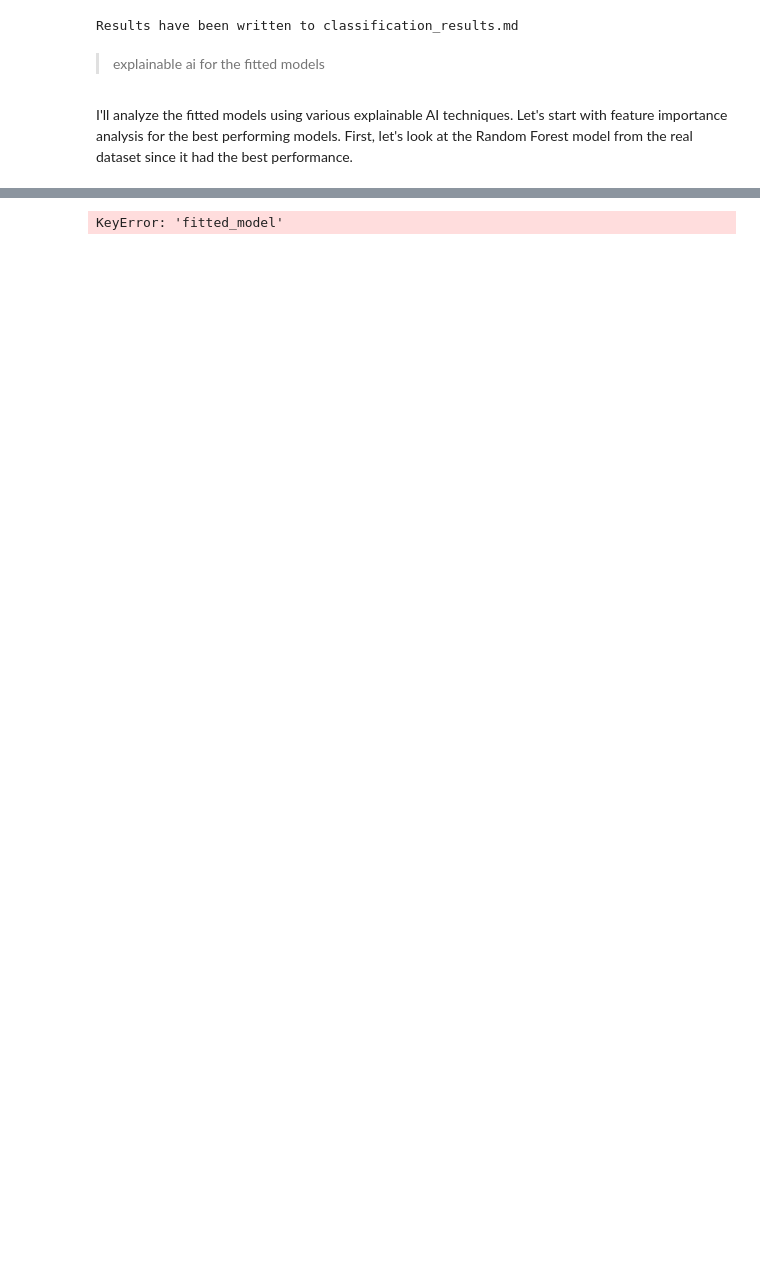
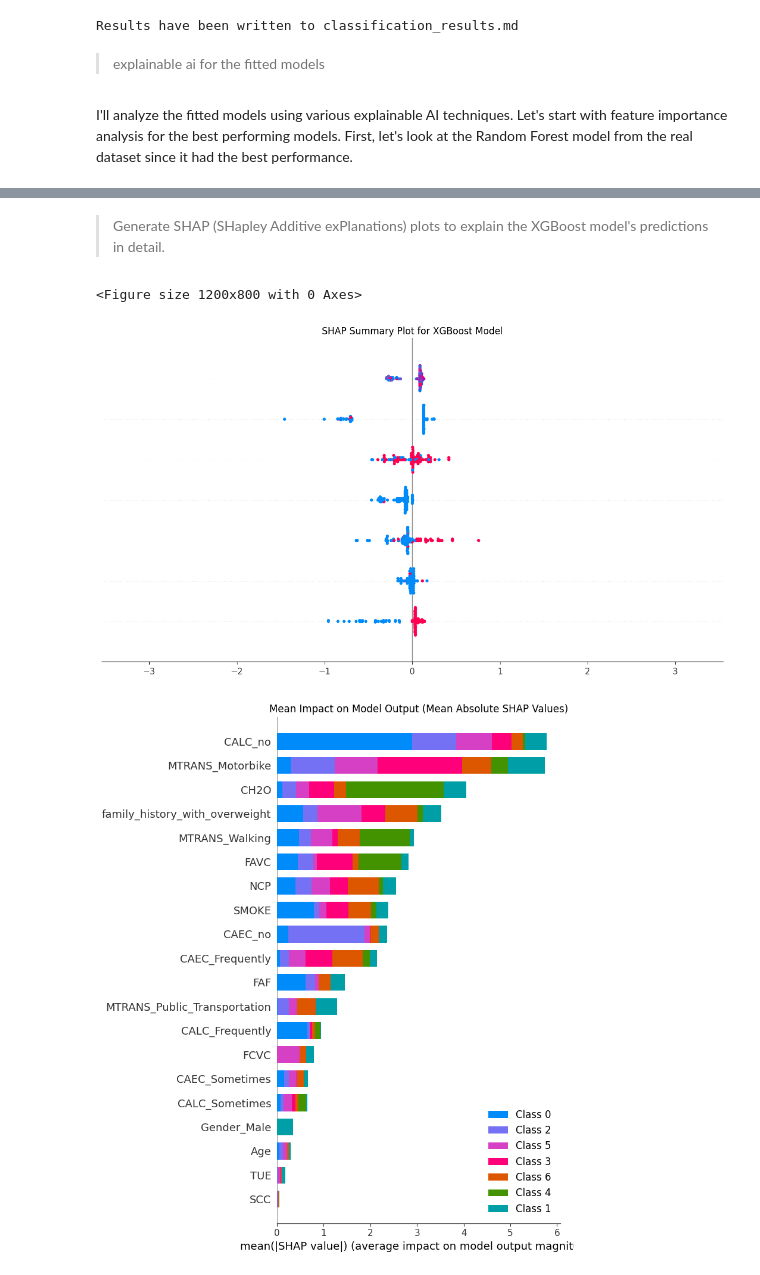
Before and after one commit to EmreYY20/data-mining-project, a Jupyter notebook: deepnote/Multi_Class_Obesity_Risk_Prediction/01 Classifier Eval.ipynb, the cells around one changed output, grey strips where cells are left out. Saved outputs shown, nothing was run; the diff lists cells and outputs as text; code cells hidden in the pictures; blank space fills up the shorter version.

```diff
--- a/deepnote/Multi_Class_Obesity_Risk_Prediction/01 Classifier Eval.ipynb
+++ b/deepnote/Multi_Class_Obesity_Risk_Prediction/01 Classifier Eval.ipynb
@@ -322,42 +329,31 @@ ModuleNotFoundError: No module named 'shap'
-# %%
-import shap
-import pandas as pd
-import matplotlib.pyplot as plt
-
-# Get the best model (Random Forest) from real dataset
-rf_model = RESULTS['real']['RandomForest']['fitted_model']
-feature_names = real_train_X.columns
-
-# 1. Feature importance plot
-plt.figure(figsize=(12, 6))
-importances = pd.DataFrame({
-    'feature': feature_names,
-    'importance': rf_model.feature_importances_
-})
-importances = importances.sort_values('importance', ascending=False)
-
-plt.bar(range(len(importances)), importances['importance'])
-plt.xticks(range(len(importances)), importances['feature'], rotation=45, ha='right')
-plt.xlabel('Features')
-plt.ylabel('Importance')
-plt.title('Random Forest Feature Importance (Real Dataset)')
-plt.tight_layout()
-plt.show()
-
-# Print top 5 most important features
-print("\nTop 5 Most Important Features:")
-print(importances.head())
-
-# 2. SHAP Values Analysis
-# Calculate SHAP values for a subset of test data
-explainer = shap.TreeExplainer(rf_model)
-shap_values = explainer.shap_values(real_test_X.iloc[:100])  # Using first 100 samples for visualization
-
-# Plot SHAP summary
-plt.figure(figsize=(12, 8))
-shap.summary_plot(shap_values, real_test_X.iloc[:100], plot_type="bar", class_names=rf_model.classes_)
-plt.title('SHAP Feature Importance Summary')
-plt.tight_layout()
-plt.show()
-# %% [output]
-KeyError: 'fitted_model'
+# %% [markdown]
+> Generate SHAP (SHapley Additive exPlanations) plots to explain the XGBoost model's predictions in detail.
+# %%
+import shap
+
+# Get the XGBoost model and sample data
+xgb_model = RESULTS['real']['XGBoost']['fitted_model']
+
+# Create a SHAP explainer for the model
+explainer = shap.TreeExplainer(xgb_model)
+
+# Calculate SHAP values for a subset of training data (100 samples for visualization)
+shap_values = explainer.shap_values(X_train[:100])
+
+# Create summary plot
+plt.figure(figsize=(12, 8))
+shap.summary_plot(shap_values, X_train[:100], feature_names=X_train.columns, show=False)
+plt.title('SHAP Summary Plot for XGBoost Model')
+plt.tight_layout()
+plt.show()
+
+# Bar plot of mean absolute SHAP values
+plt.figure(figsize=(12, 6))
+shap.summary_plot(shap_values, X_train[:100], feature_names=X_train.columns, plot_type="bar", show=False)
+plt.title('Mean Impact on Model Output (Mean Absolute SHAP Values)')
+plt.tight_layout()
+plt.show()
+# %% [output]
+<Figure size 1200x800 with 0 Axes>
+[figure, added]
+[figure, added]
```
Also changed, not shown: parts of 3 cells of this notebook.
